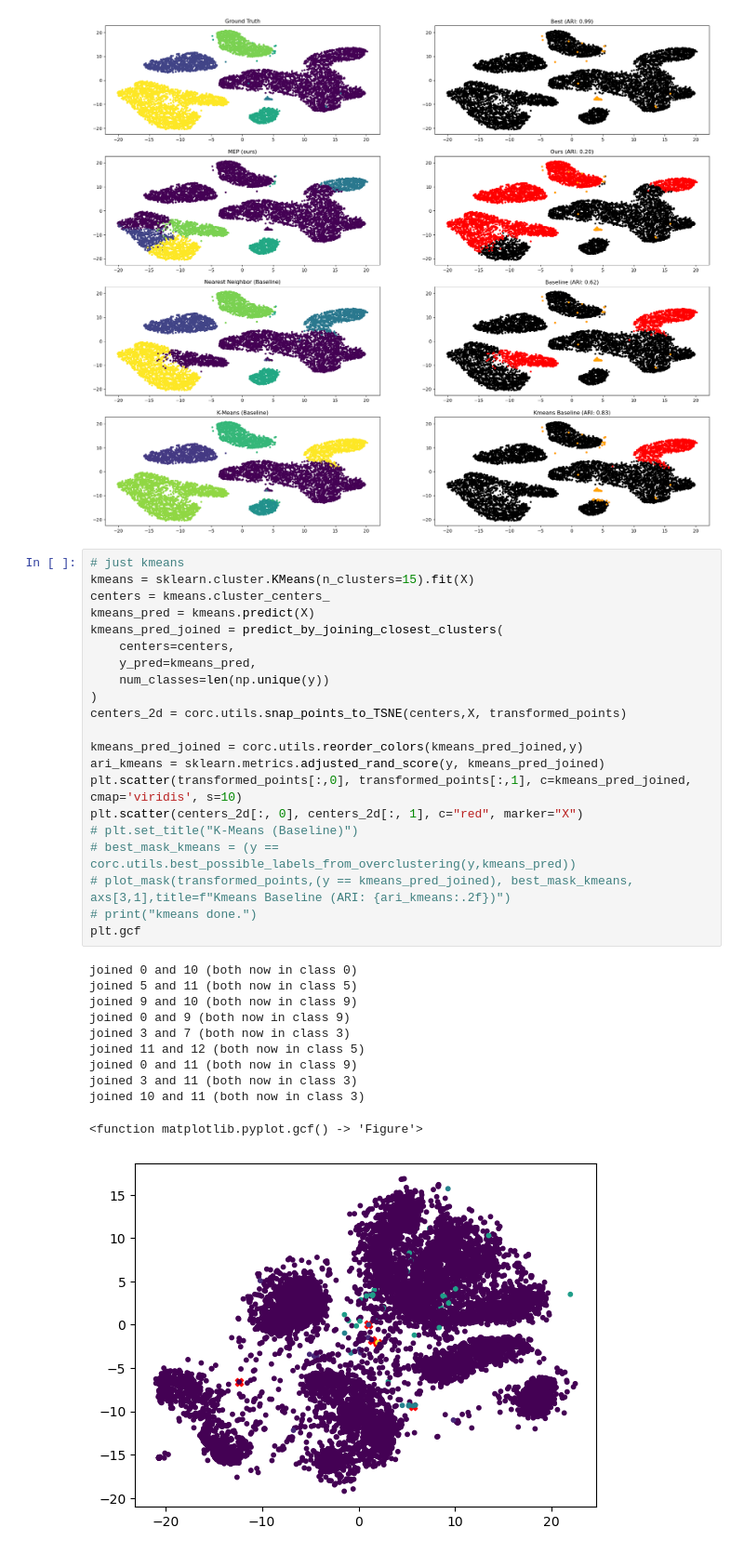
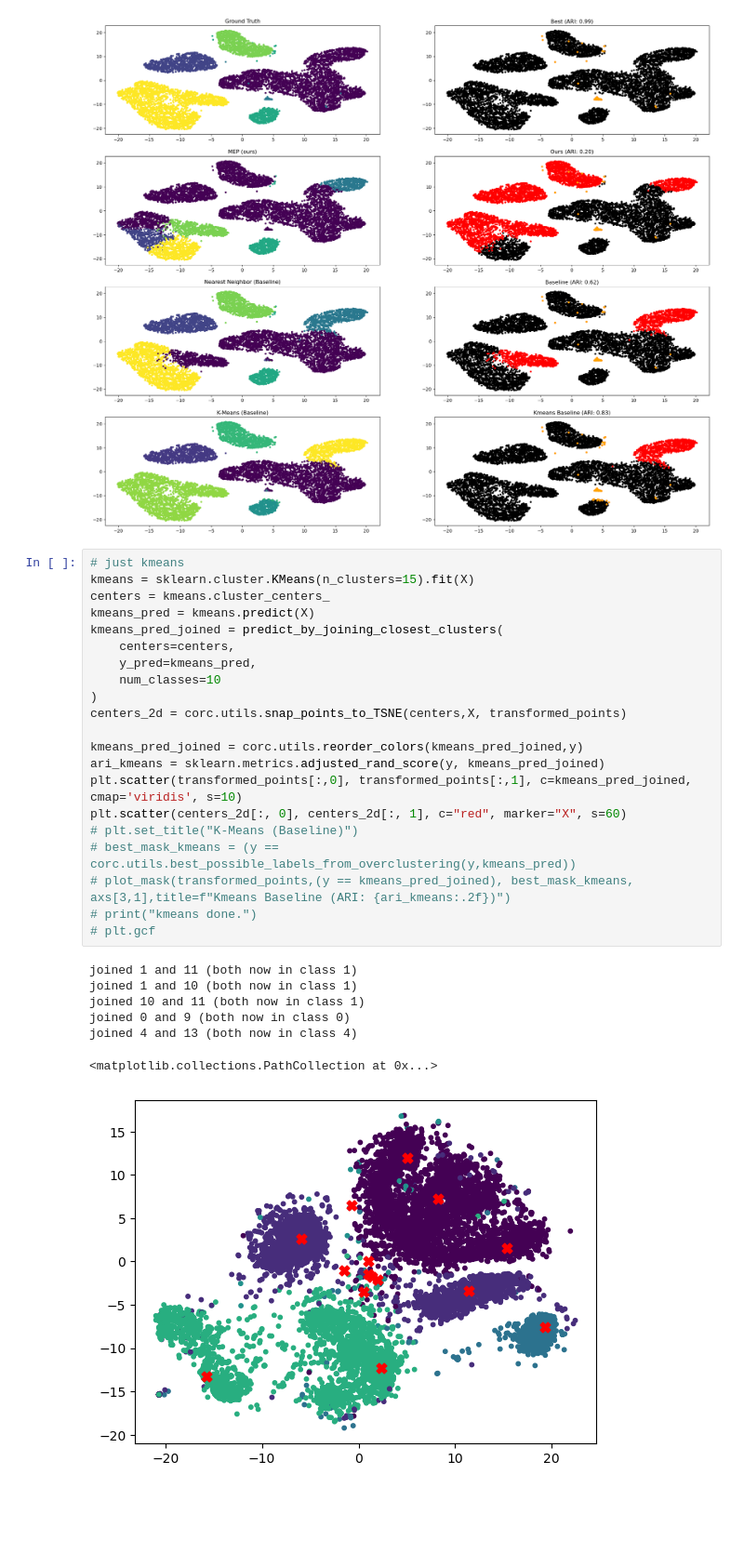
Before and after one commit to ecker-lab/tneb_clustering, a Jupyter notebook: notebooks/nearest_neighbor_aggregation.ipynb, the cells around one changed output. Shown at 93% size. Drawn from its saved outputs; the diff is of its cells as text; blank space fills up the shorter version.

Commit message:
fixed some plotting errors (#46)

```diff
--- a/notebooks/nearest_neighbor_aggregation.ipynb
+++ b/notebooks/nearest_neighbor_aggregation.ipynb
@@ -160,33 +160,29 @@ kmeans done.
 # %%
 # just kmeans
 kmeans = sklearn.cluster.KMeans(n_clusters=15).fit(X)
 centers = kmeans.cluster_centers_
 kmeans_pred = kmeans.predict(X)
 kmeans_pred_joined = predict_by_joining_closest_clusters(
     centers=centers,
     y_pred=kmeans_pred,
-    num_classes=len(np.unique(y))
+    num_classes=10
 )
 centers_2d = corc.utils.snap_points_to_TSNE(centers,X, transformed_points)
 
 kmeans_pred_joined = corc.utils.reorder_colors(kmeans_pred_joined,y)
 ari_kmeans = sklearn.metrics.adjusted_rand_score(y, kmeans_pred_joined)
 plt.scatter(transformed_points[:,0], transformed_points[:,1], c=kmeans_pred_joined, cmap='viridis', s=10)
-plt.scatter(centers_2d[:, 0], centers_2d[:, 1], c="red", marker="X")
+plt.scatter(centers_2d[:, 0], centers_2d[:, 1], c="red", marker="X", s=60)
 # plt.set_title("K-Means (Baseline)")
 # best_mask_kmeans = (y == corc.utils.best_possible_labels_from_overclustering(y,kmeans_pred))
 # plot_mask(transformed_points,(y == kmeans_pred_joined), best_mask_kmeans, axs[3,1],title=f"Kmeans Baseline (ARI: {ari_kmeans:.2f})")
 # print("kmeans done.")
-plt.gcf
+# plt.gcf
 # %% [output]
-joined 0 and 10 (both now in class 0)
-joined 5 and 11 (both now in class 5)
-joined 9 and 10 (both now in class 9)
-joined 0 and 9 (both now in class 9)
-joined 3 and 7 (both now in class 3)
-joined 11 and 12 (both now in class 5)
-joined 0 and 11 (both now in class 9)
-joined 3 and 11 (both now in class 3)
-joined 10 and 11 (both now in class 3)
+joined 1 and 11 (both now in class 1)
+joined 1 and 10 (both now in class 1)
+joined 10 and 11 (both now in class 1)
+joined 0 and 9 (both now in class 0)
+joined 4 and 13 (both now in class 4)
-<function matplotlib.pyplot.gcf() -> 'Figure'>
+<matplotlib.collections.PathCollection at 0x...>
-[figure, old version]
+[figure, new version]
```
Also changed, not shown: parts of 1 cell of this notebook, 5 other files.
